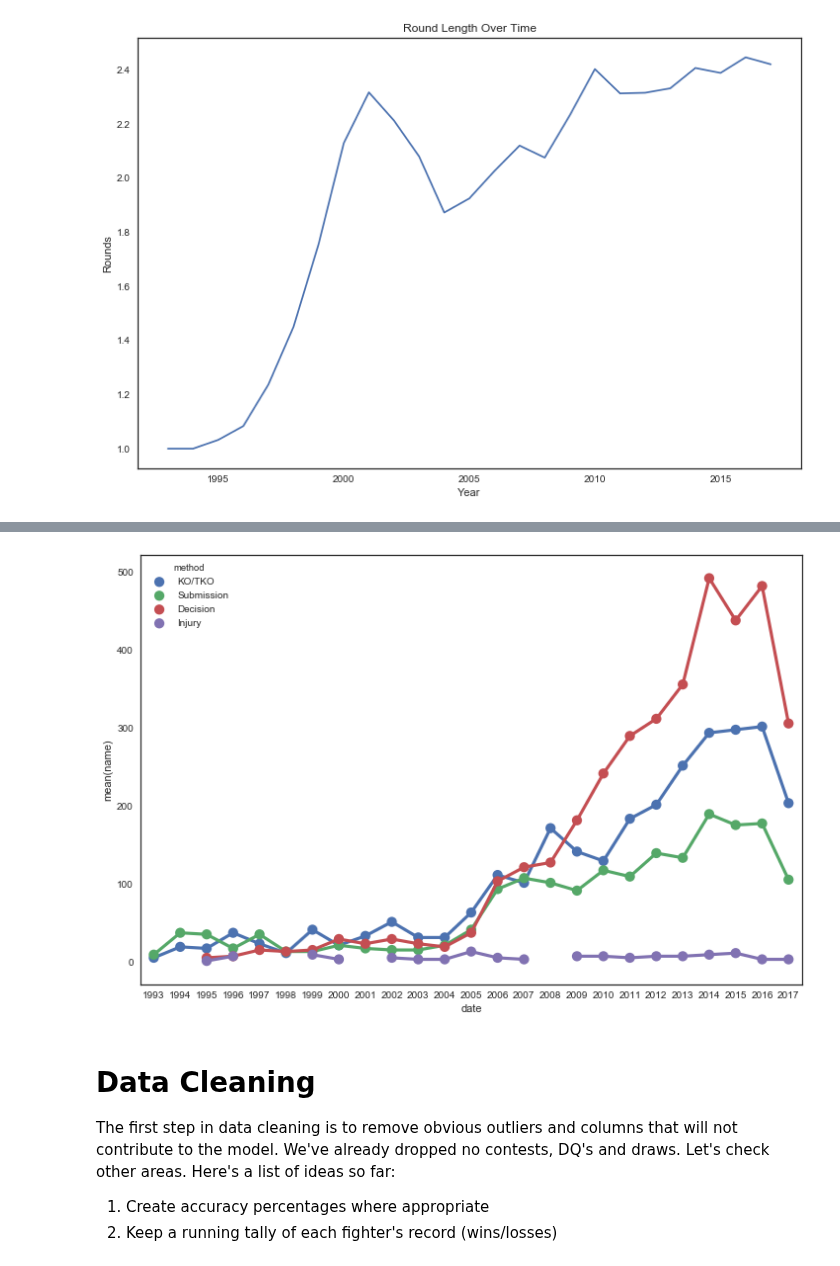
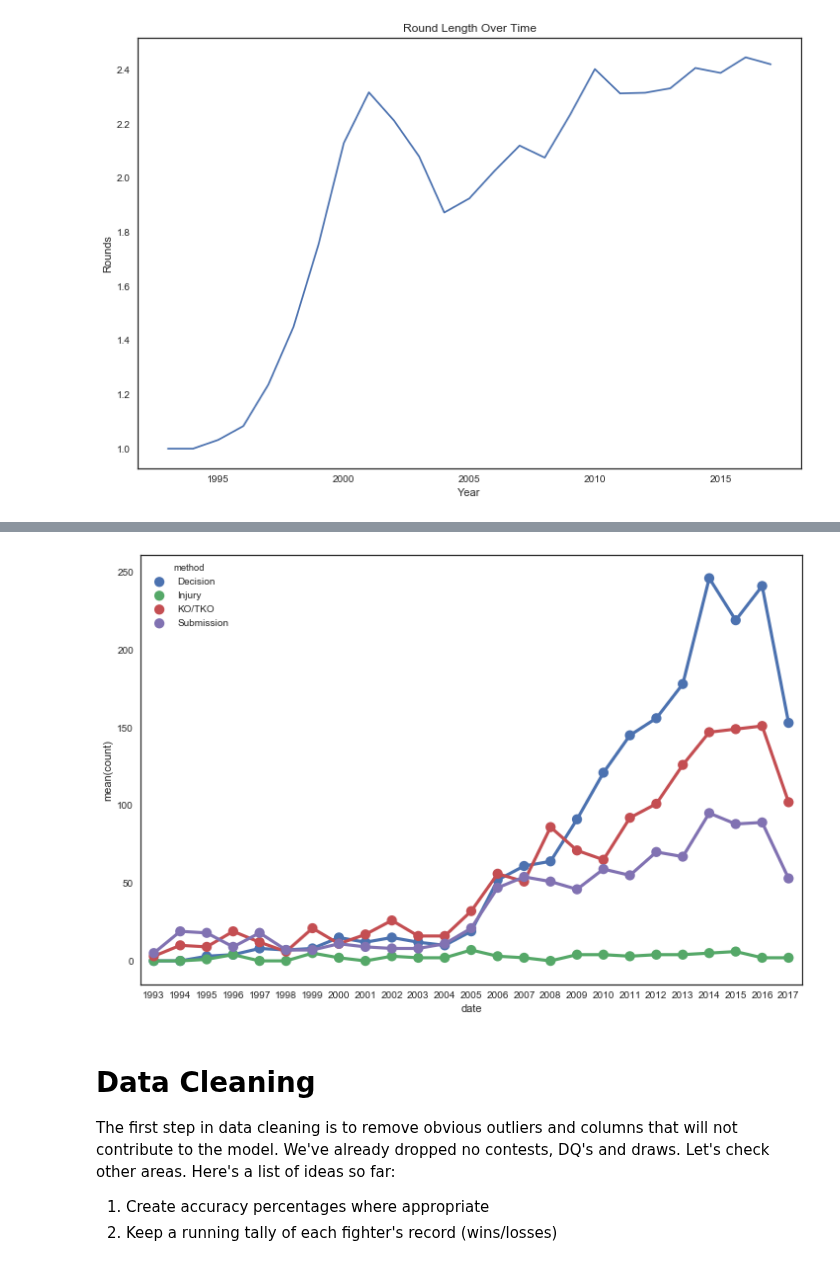
Before and after one commit to cfergusonlee/ufc_fight_analysis, a Jupyter notebook: ufc_analysis.ipynb, the cells around one changed output, grey strips where cells are left out. Drawn from its saved outputs; the diff is of its cells as text; code cells hidden in the pictures.

```diff
--- a/ufc_analysis.ipynb
+++ b/ufc_analysis.ipynb
@@ -767,2 +859,4 @@ Name: date, dtype: int64
 # %%
-method_counts = fight_df.groupby([fight_df.date.dt.year,'method'], as_index=True)['name'].count()
+method_counts = fight_df[fight_df['win/loss']=='W'].groupby([fight_df.date.dt.year,'method'], as_index=True)['name'].count()
+method_counts = method_counts.reset_index()
+method_counts.rename(columns={'name':'count'}, inplace=True)
@@ -790,15 +863,25 @@ method_counts.reset_index()
+# %%
+methods_complete = method_counts.pivot(index='date',columns='method',values='count')
+methods_complete.fillna(0,inplace=True)
+methods_complete.reset_index(drop=False,inplace=True)
+methods_complete = methods_complete.melt(id_vars=['date'], var_name='method')
+methods_complete = methods_complete.rename(columns={'value':'count'})
+methods_complete[['date','count']] = methods_complete[['date','count']].astype(int)
+methods_complete.index.name=None
+methods_complete.sort_values(['date','method'],inplace=True)
+methods_complete.reset_index(drop=True,inplace=True)
 # %%
 plt.figure(figsize=(12,8))
 sns.pointplot(
     x='date',
-    y='name',
-    data=method_counts.reset_index(),
+    y='count',
+    data=methods_complete,
     hue='method',
     ci=None
 )
 plt.show()
 # %% [output]
-[figure, old version]
+[figure, new version]
 # %% [markdown]
 # Data Cleaning
 
```
Also changed, not shown: parts of 21 cells of this notebook, 2 other files.
